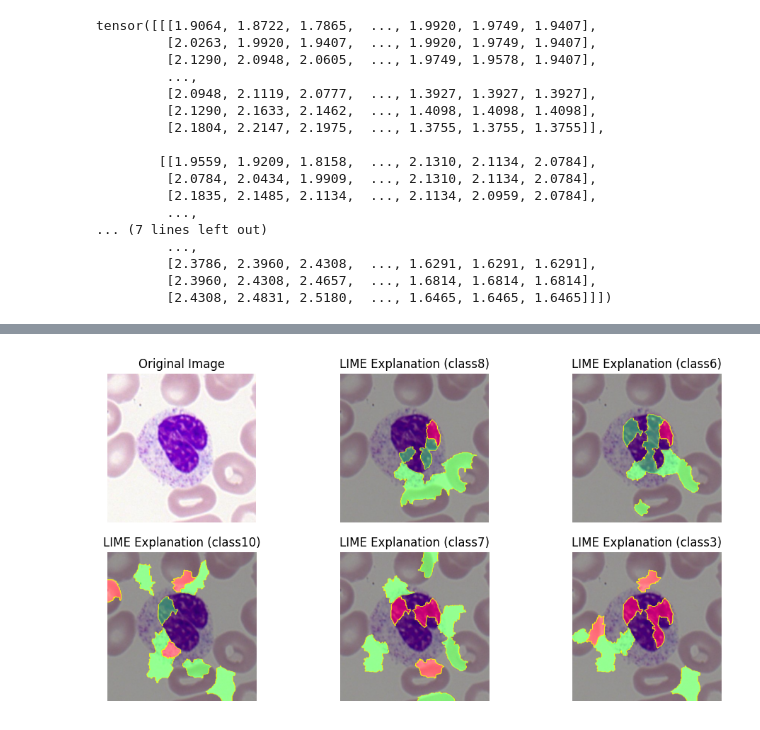
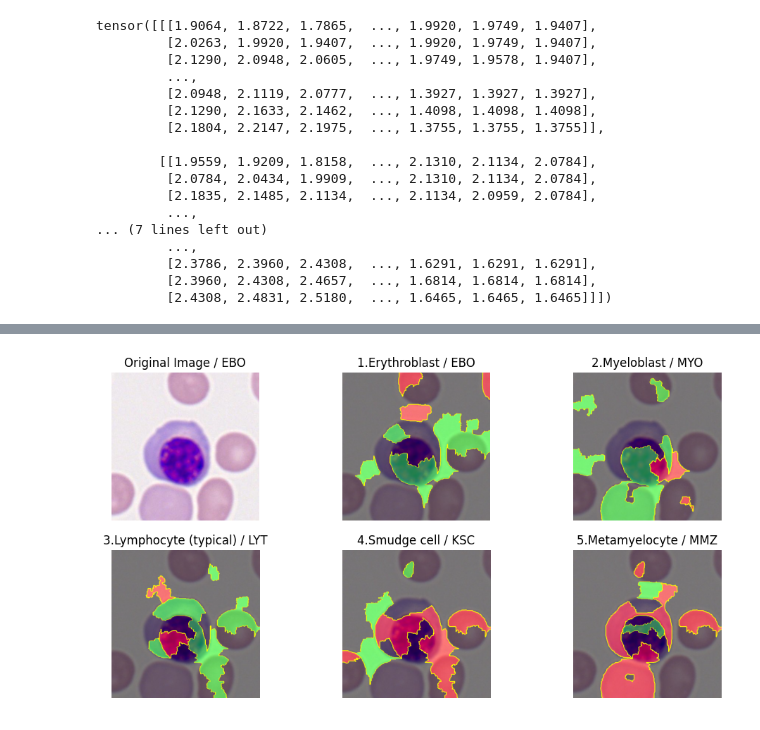
Before and after one commit to f-schreiber/X_AI_project, a Jupyter notebook: LIME.ipynb, the cells around one changed output, grey strips where cells are left out. Saved outputs shown, nothing was run; the diff lists cells and outputs as text; code cells hidden in the pictures.

```diff
--- a/LIME.ipynb
+++ b/LIME.ipynb
@@ -116,2 +128,46 @@ for i in range(0,5,1):
-# %% [markdown]
-![image.png](attachment:image.png)
+# %%
+image_explainer = lime_image.LimeImageExplainer()
+
+base_img_path = "eval_data/EBO/2.jpg"
+img = Image.open(base_img_path)
+
+explanation = image_explainer.explain_instance(
+    np.array(img),
+    predict_img,
+    batch_size = 10,
+    hide_color=((0,0,0)),
+    num_features=16000,
+    random_seed=1
+)
+
+labels = ["1.","2.","3.","4.","5."]
+
+fig, axes = plt.subplots(2,3, figsize=(12,6))
+
+axes[0][0].imshow(Image.open(base_img_path))
+axes[0][0].set_title("Original Image / " + base_img_path.split("/")[1])
+axes[0][0].axis("off")
+
+for i in range(0,5,1):
+    # Pick the top predicted class
+    top_label = explanation.top_labels[i]
+
+    # Get image & mask for visualization
+    temp, mask = explanation.get_image_and_mask(
+        top_label,
+        positive_only=False,
+        num_features=15,
+        hide_rest=True
+    )
+
+    overlay = np.zeros((*mask.shape,3), dtype=np.float32)
+    overlay[mask == 1] = [0,1,0]
+    overlay[mask == -1] = [1,0,0]
+
+    combined = 0.5 * np.array(Image.open(base_img_path)) / 255.0 + 0.5* overlay
+    i = i+1
+    axes[int(i/3)][i%3].imshow(mark_boundaries(combined, mask))
+    axes[int(i/3)][i%3].set_title(f"{labels[i-1] + class_dict[int(top_label)]}")
+    axes[int(i/3)][i%3].axis("off")
+# %% [output]
+[figure, added]
```
Also changed, not shown: parts of 8 cells of this notebook.
